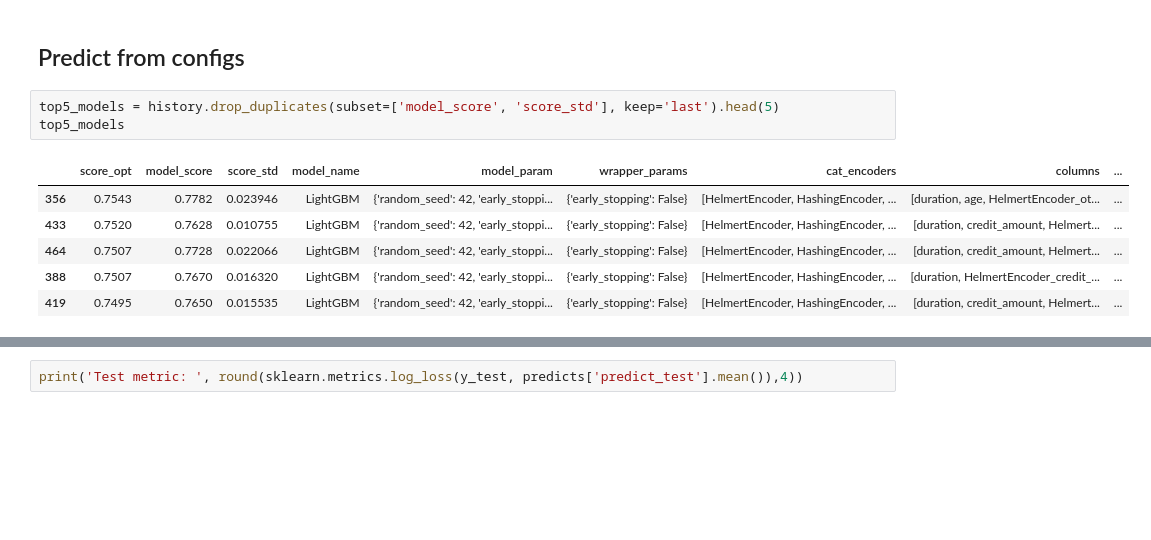
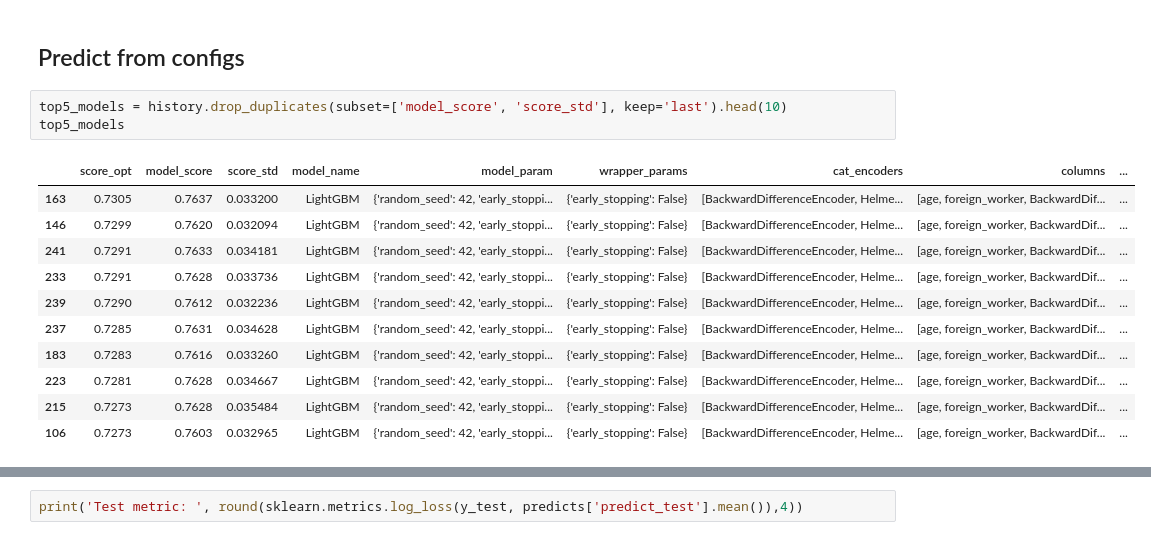
Before and after one commit to Alex-Lekov/AutoML_Alex, a Jupyter notebook: 02_Models.ipynb, the cells around one changed output, grey strips where cells are left out. Drawn from its saved outputs; the diff is of its cells as text; blank space fills up the shorter version.

```diff
--- a/02_Models.ipynb
+++ b/02_Models.ipynb
@@ -450,15 +428,20 @@ model.plot_opt_params_slice()
 # %% [markdown]
 ## Predict from configs
 # %%
-top5_models = history.drop_duplicates(subset=['model_score', 'score_std'], keep='last').head(5)
+top5_models = history.drop_duplicates(subset=['model_score', 'score_std'], keep='last').head(10)
 top5_models
 # %% [output]
 |  | score_opt | model_score | score_std | model_name | model_param | wrapper_params | cat_encoders | columns | ... |
-| 356 | 0.7543 | 0.7782 | 0.023946 | LightGBM | {'random_seed': 42, 'early_stoppi... | {'early_stopping': False} | [HelmertEncoder, HashingEncoder, ... | [duration, age, HelmertEncoder_ot... | ... |
-| 433 | 0.7520 | 0.7628 | 0.010755 | LightGBM | {'random_seed': 42, 'early_stoppi... | {'early_stopping': False} | [HelmertEncoder, HashingEncoder, ... | [duration, credit_amount, Helmert... | ... |
-| 464 | 0.7507 | 0.7728 | 0.022066 | LightGBM | {'random_seed': 42, 'early_stoppi... | {'early_stopping': False} | [HelmertEncoder, HashingEncoder, ... | [duration, credit_amount, Helmert... | ... |
-| 388 | 0.7507 | 0.7670 | 0.016320 | LightGBM | {'random_seed': 42, 'early_stoppi... | {'early_stopping': False} | [HelmertEncoder, HashingEncoder, ... | [duration, HelmertEncoder_credit_... | ... |
-| 419 | 0.7495 | 0.7650 | 0.015535 | LightGBM | {'random_seed': 42, 'early_stoppi... | {'early_stopping': False} | [HelmertEncoder, HashingEncoder, ... | [duration, credit_amount, Helmert... | ... |
+| 163 | 0.7305 | 0.7637 | 0.033200 | LightGBM | {'random_seed': 42, 'early_stoppi... | {'early_stopping': False} | [BackwardDifferenceEncoder, Helme... | [age, foreign_worker, BackwardDif... | ... |
+| 146 | 0.7299 | 0.7620 | 0.032094 | LightGBM | {'random_seed': 42, 'early_stoppi... | {'early_stopping': False} | [BackwardDifferenceEncoder, Helme... | [age, foreign_worker, BackwardDif... | ... |
+| 241 | 0.7291 | 0.7633 | 0.034181 | LightGBM | {'random_seed': 42, 'early_stoppi... | {'early_stopping': False} | [BackwardDifferenceEncoder, Helme... | [age, foreign_worker, BackwardDif... | ... |
+| 233 | 0.7291 | 0.7628 | 0.033736 | LightGBM | {'random_seed': 42, 'early_stoppi... | {'early_stopping': False} | [BackwardDifferenceEncoder, Helme... | [age, foreign_worker, BackwardDif... | ... |
+| 239 | 0.7290 | 0.7612 | 0.032236 | LightGBM | {'random_seed': 42, 'early_stoppi... | {'early_stopping': False} | [BackwardDifferenceEncoder, Helme... | [age, foreign_worker, BackwardDif... | ... |
+| 237 | 0.7285 | 0.7631 | 0.034628 | LightGBM | {'random_seed': 42, 'early_stoppi... | {'early_stopping': False} | [BackwardDifferenceEncoder, Helme... | [age, foreign_worker, BackwardDif... | ... |
+| 183 | 0.7283 | 0.7616 | 0.033260 | LightGBM | {'random_seed': 42, 'early_stoppi... | {'early_stopping': False} | [BackwardDifferenceEncoder, Helme... | [age, foreign_worker, BackwardDif... | ... |
+| 223 | 0.7281 | 0.7628 | 0.034667 | LightGBM | {'random_seed': 42, 'early_stoppi... | {'early_stopping': False} | [BackwardDifferenceEncoder, Helme... | [age, foreign_worker, BackwardDif... | ... |
+| 215 | 0.7273 | 0.7628 | 0.035484 | LightGBM | {'random_seed': 42, 'early_stoppi... | {'early_stopping': False} | [BackwardDifferenceEncoder, Helme... | [age, foreign_worker, BackwardDif... | ... |
+| 106 | 0.7273 | 0.7603 | 0.032965 | LightGBM | {'random_seed': 42, 'early_stoppi... | {'early_stopping': False} | [BackwardDifferenceEncoder, Helme... | [age, foreign_worker, BackwardDif... | ... |
 # %%
 predicts = model.predict(models_cfgs=top5_models)
 predicts
```
Also changed, not shown: parts of 17 cells of this notebook, 3 other files.
